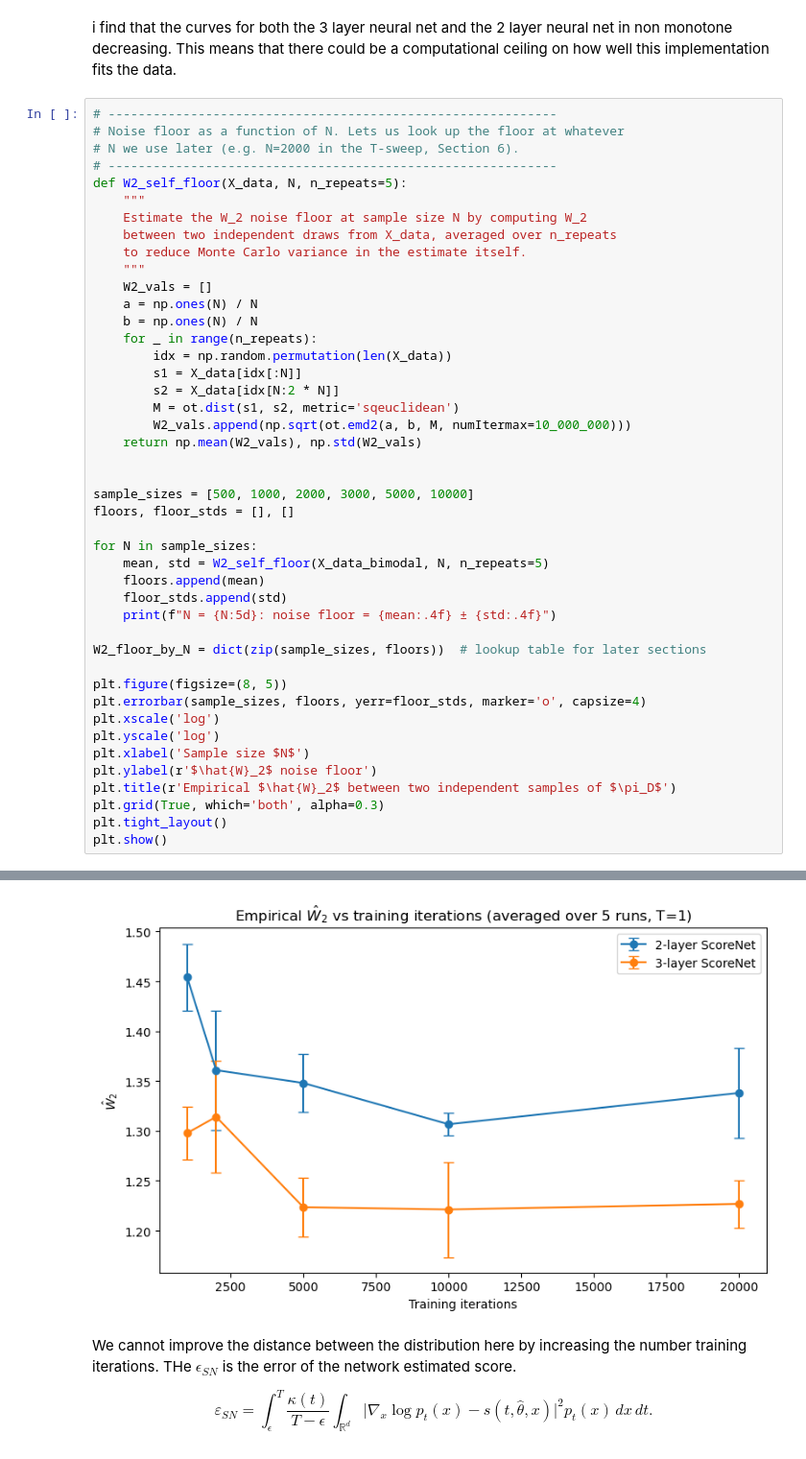
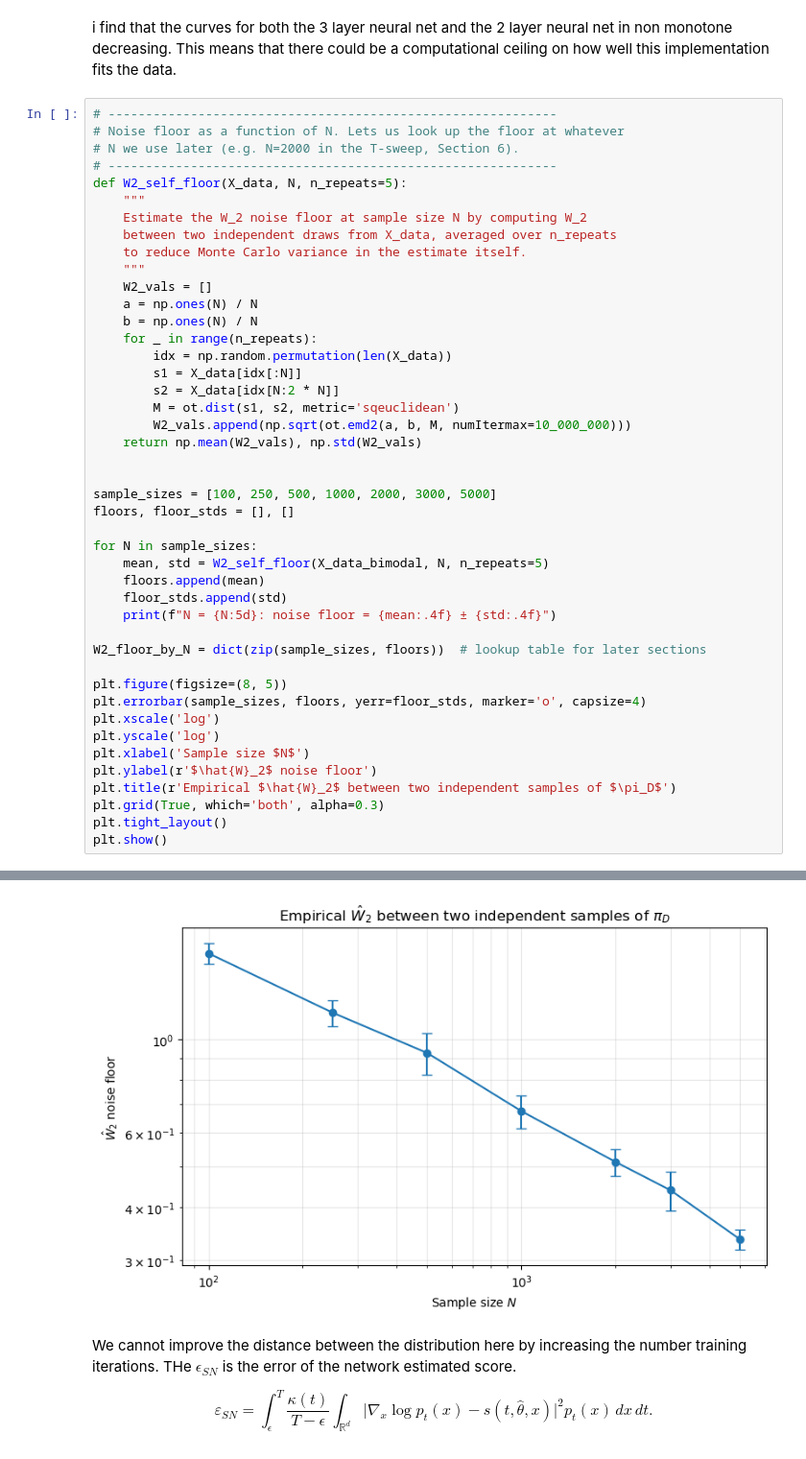
Before and after one commit to kylemcgillivray/Masters-Dissertation, a Jupyter notebook: sampler_2.ipynb, the cells around one changed output, grey strips where cells are left out. Shown at 96% size. Saved outputs shown, nothing was run; the diff lists cells and outputs as text.

```diff
--- a/sampler_2.ipynb
+++ b/sampler_2.ipynb
@@ -315,7 +318,7 @@ def W2_self_floor(X_data, N, n_repeats=5):
     return np.mean(W2_vals), np.std(W2_vals)
 
 
-sample_sizes = [500, 1000, 2000, 3000, 5000, 10000]
+sample_sizes = [100, 250, 500, 1000, 2000, 3000, 5000]
 floors, floor_stds = [], []
 
 for N in sample_sizes:
@@ -350,4 +350,4 @@ Checkpoint 20000...
-[figure, old version]
+[figure, new version]
 # %% [markdown]
 We cannot improve the distance between the distribution here by increasing the number training iterations. THe $\epsilon_{SN}$ is the error of the network estimated score.
 
```
Also changed, not shown: parts of 20 cells of this notebook, 1 other file.
